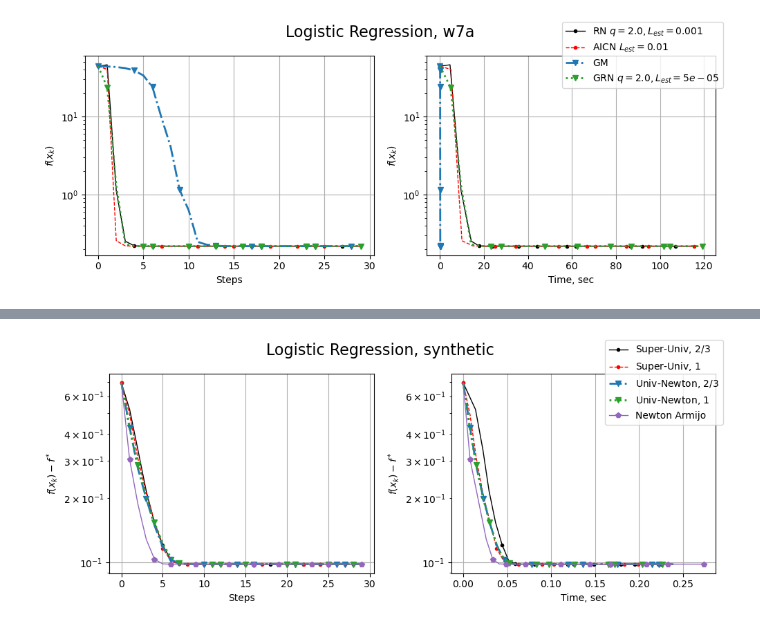
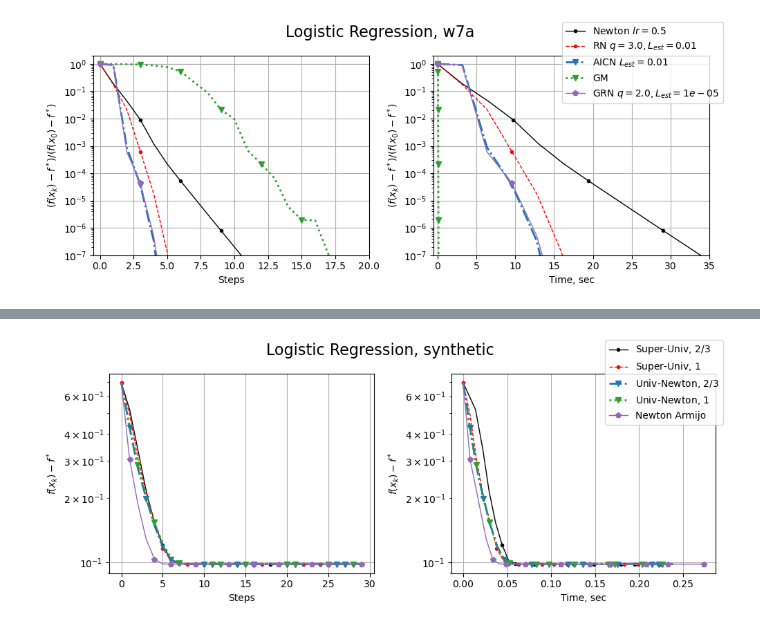
Before and after one commit to fxrshed/root-newton, a Jupyter notebook: experiments_logistic_regression.ipynb, the cells around one changed output, grey strips where cells are left out. Cells and saved outputs as stored; diff of their text form; code cells hidden in the pictures.

```diff
--- a/experiments_logistic_regression.ipynb
+++ b/experiments_logistic_regression.ipynb
@@ -273,9 +307,17 @@ labels = []
 
 w_0 = 10.0
 
+# Newton
+lr = hyperparams_reg[dataset_name]["DampedNewton"]["lr"]
+hist = train_loop(w_0=w_0, dataset_name=dataset_name, n_steps=2*n_steps, optimizer=DampedNewton, lr=lr)
+f_star = hist["loss"][-1]
+hist = {key: value[:n_steps] for key, value in hist.items()}
+histories.append(hist)
+labels.append(r"Newton $lr={0}$".format(lr))
+
 # Root Newton
-L_est = 0.001
-q = 2.0
+L_est = 0.01
+q = 3.0
 hist = train_loop(w_0=w_0, dataset_name=dataset_name, n_steps=n_steps, optimizer=RootNewton, q=q, L_est=L_est)
 histories.append(hist)
 labels.append(r"RN $q={0}, L_{{est}}={1}$".format(q, L_est))
@@ -293,24 +335,24 @@ labels.append("GM")
 
 # GradRegNewton
 q = 2.0
-L_est = 0.00005
+L_est = 0.00001
 hist = train_loop(w_0=w_0, dataset_name=dataset_name, n_steps=n_steps, optimizer=GradRegNewton, q=q, L_est=L_est)
 histories.append(hist)
 labels.append(r"GRN $q={0}, L_{{est}}={1}$".format(q, L_est))
-
-
-utils.plotter(histories=histories,
-        labels=labels,
-        colors=["black", "red", "tab:blue", "tab:green", "tab:purple"],
-        linestyles=["-", "--", "-.", ":", "-"],
-        linewidths=[1.0, 1.0, 2.0, 2.0, 1.0],
-        markers=[".", ".", "v", "v", "p"],
-        f_star=0.0,
-        suptitle=f"Logistic Regression, {dataset_name}",
-        threshold=0.0,
-        filename=f"plots/logreg_rn_{dataset_name}.pdf")
-# %% [output]
-[figure, removed]
+# %%
+utils.plotter(histories=histories,
+        labels=labels,
+        colors=["black", "red", "tab:blue", "tab:green", "tab:purple"],
+        linestyles=["-", "--", "-.", ":", "-"],
+        linewidths=[1.0, 1.0, 2.0, 2.0, 1.0],
+        markers=[".", ".", "v", "v", "p"],
+        f_star=f_star,
+        suptitle=f"Logistic Regression, {dataset_name}",
+        threshold=1e-7,
+        xlims=(20, 35),
+        filename=f"plots/logreg_rn_{dataset_name}.pdf")
+# %% [output]
+[figure, added]
 # %%
 np.random.seed(0)
 
```
Also changed, not shown: parts of 16 cells of this notebook, 4 other files.
